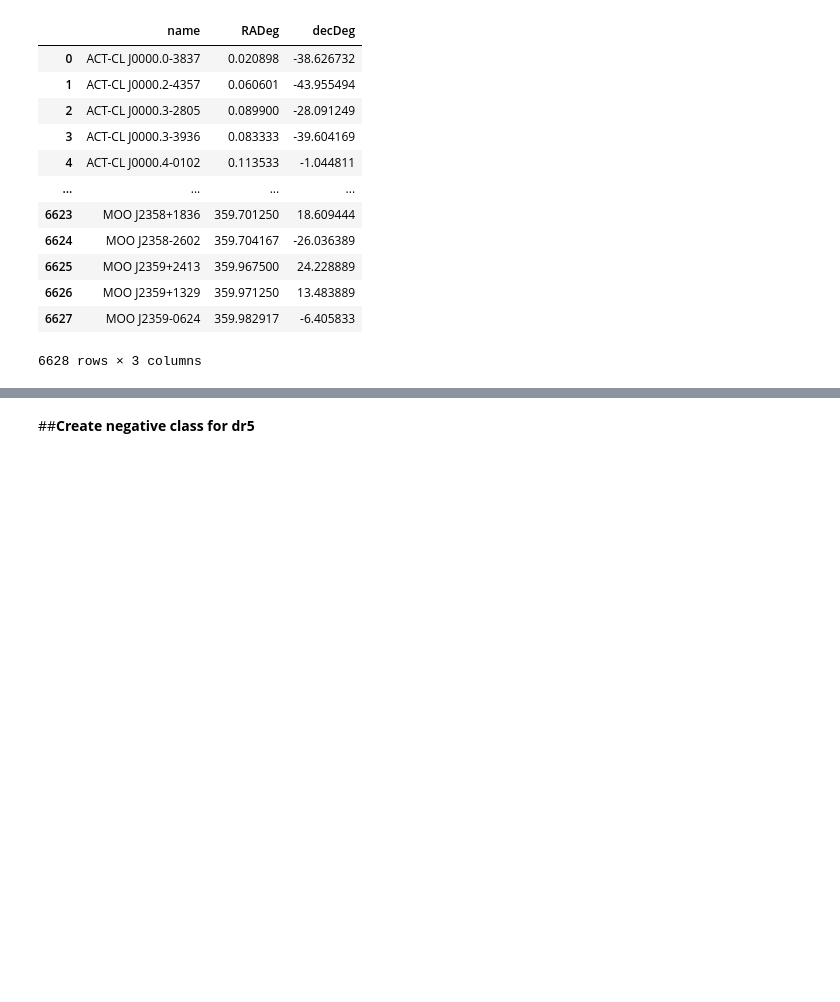
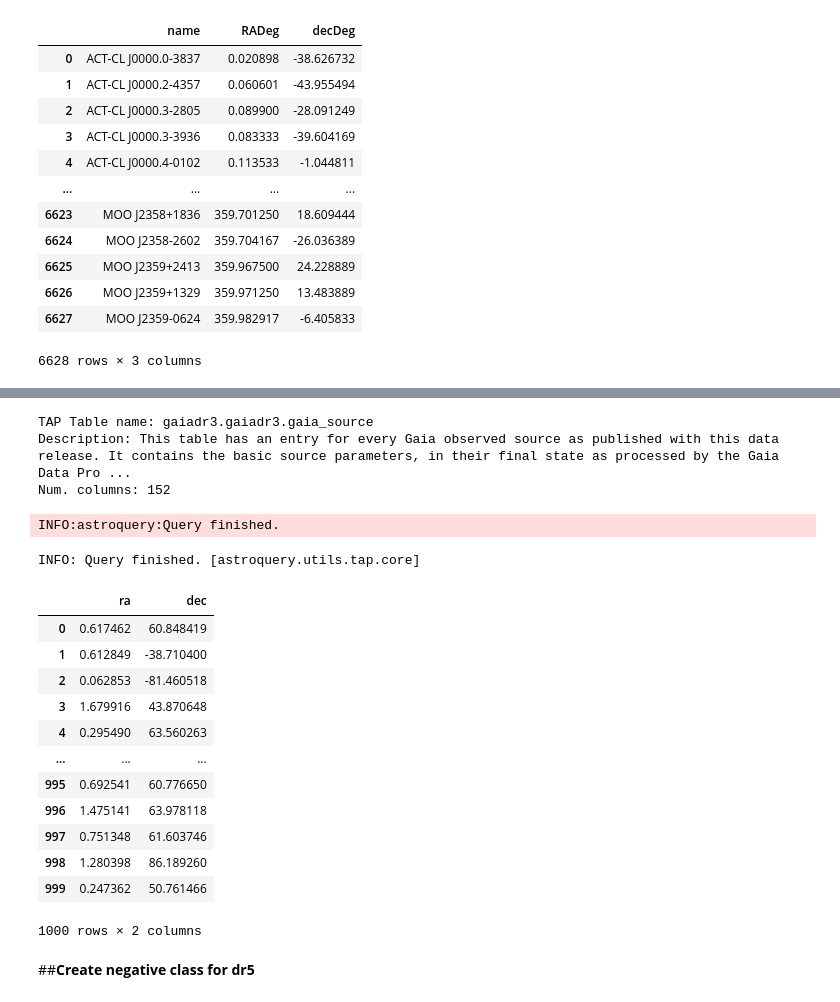
Before and after one commit to pelancha/galaxyHackers, a Jupyter notebook: notebooks/data.ipynb, the cells around one changed output, grey strips where cells are left out. Cells and saved outputs as stored; diff of their text form; code cells hidden in the pictures; blank space fills up the shorter version.

Commit message:
add gaia into data.ipynb + add comments in data.py

```diff
--- a/notebooks/data.ipynb
+++ b/notebooks/data.ipynb
@@ -203,0 +230,31 @@ from astroquery.gaia import Gaia
+# %%
+from astroquery.gaia import Gaia
+gaiadr3_table = Gaia.load_table('gaiadr3.gaia_source')
+print(gaiadr3_table)
+# %% [output]
+TAP Table name: gaiadr3.gaiadr3.gaia_source
+Description: This table has an entry for every Gaia observed source as published with this data release. It contains the basic source parameters, in their final state as processed by the Gaia Data Pro ...
+Num. columns: 152
+# %%
+job = Gaia.launch_job_async("select ra, dec "
+                            "from gaiadr3.gaia_source")
+gaiaResponse = job.get_results().to_pandas()
+random_samples = gaiaResponse.sample(n=1000).reset_index(drop=True)
+random_samples.to_csv('gaia_table.csv')
+random_samples
+# %% [output]
+INFO:astroquery:Query finished.
+INFO: Query finished. [astroquery.utils.tap.core]
+|  | ra | dec |
+| 0 | 0.617462 | 60.848419 |
+| 1 | 0.612849 | -38.710400 |
+| 2 | 0.062853 | -81.460518 |
+| 3 | 1.679916 | 43.870648 |
+| 4 | 0.295490 | 63.560263 |
+| ... | ... | ... |
+| 995 | 0.692541 | 60.776650 |
+| 996 | 1.475141 | 63.978118 |
+| 997 | 0.751348 | 61.603746 |
+| 998 | 1.280398 | 86.189260 |
+| 999 | 0.247362 | 50.761466 |
+1000 rows × 2 columns
```
Also changed, not shown: parts of 24 cells of this notebook, 1 other file.
